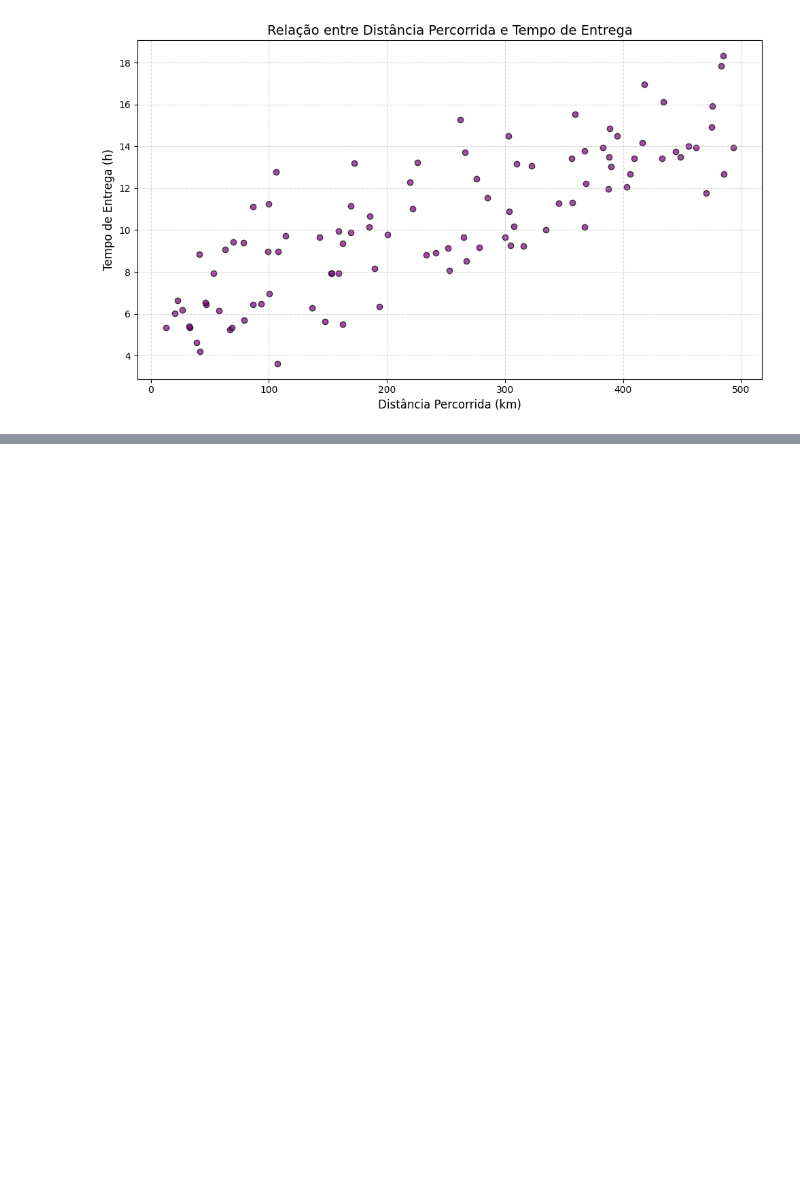
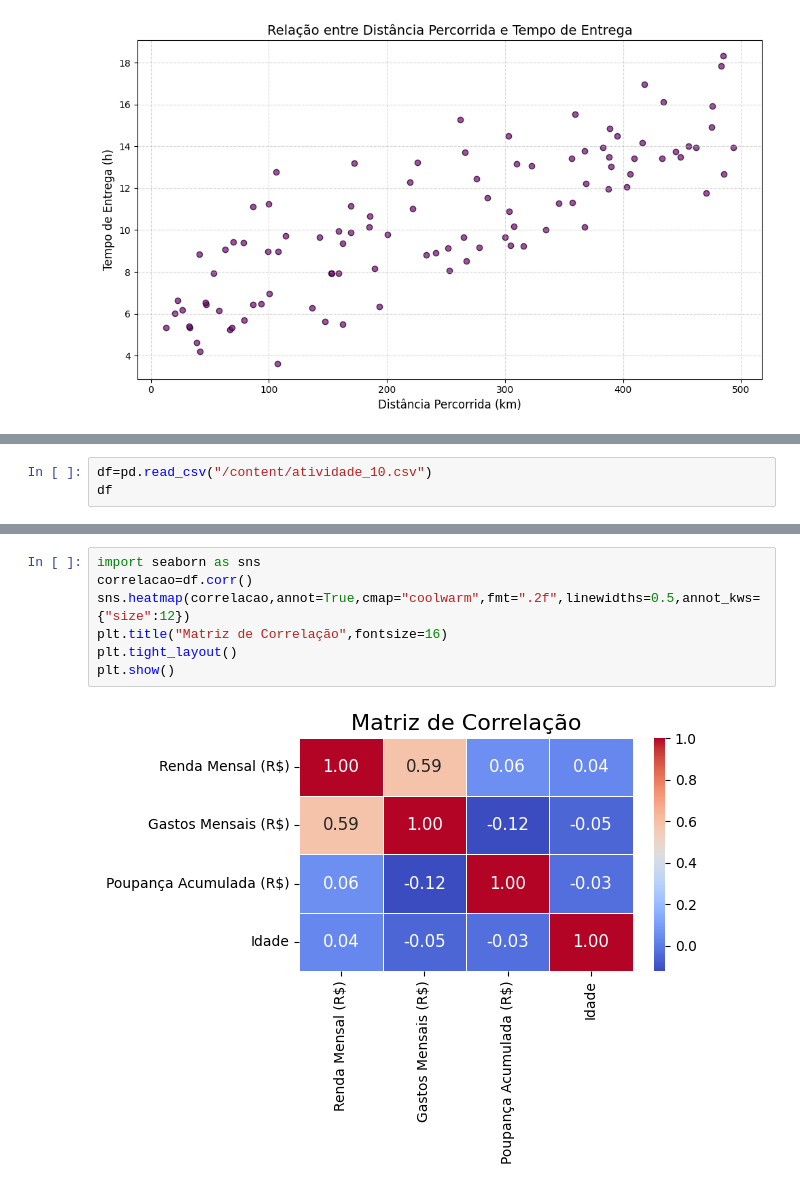
Before and after one commit to Lyanan85/In-GameSeries, a Jupyter notebook: MATERIAL_Python__Gráficos_de_composição_e_relacionamento.ipynb, the cells around one changed output, grey strips where cells are left out. Drawn from its saved outputs; the diff is of its cells as text; blank space fills up the shorter version.

```diff
--- a/MATERIAL_Python__Gráficos_de_composição_e_relacionamento.ipynb
+++ b/MATERIAL_Python__Gráficos_de_composição_e_relacionamento.ipynb
@@ -584,0 +629,3 @@ plt.show()
+# %%
+df=pd.read_csv("/content/atividade_10.csv")
+df
@@ -584,0 +646,9 @@ plt.show()
+# %%
+import seaborn as sns
+correlacao=df.corr()
+sns.heatmap(correlacao,annot=True,cmap="coolwarm",fmt=".2f",linewidths=0.5,annot_kws={"size":12})
+plt.title("Matriz de Correlação",fontsize=16)
+plt.tight_layout()
+plt.show()
+# %% [output]
+[figure, added]
```
Also changed, not shown: parts of 5 cells of this notebook.
